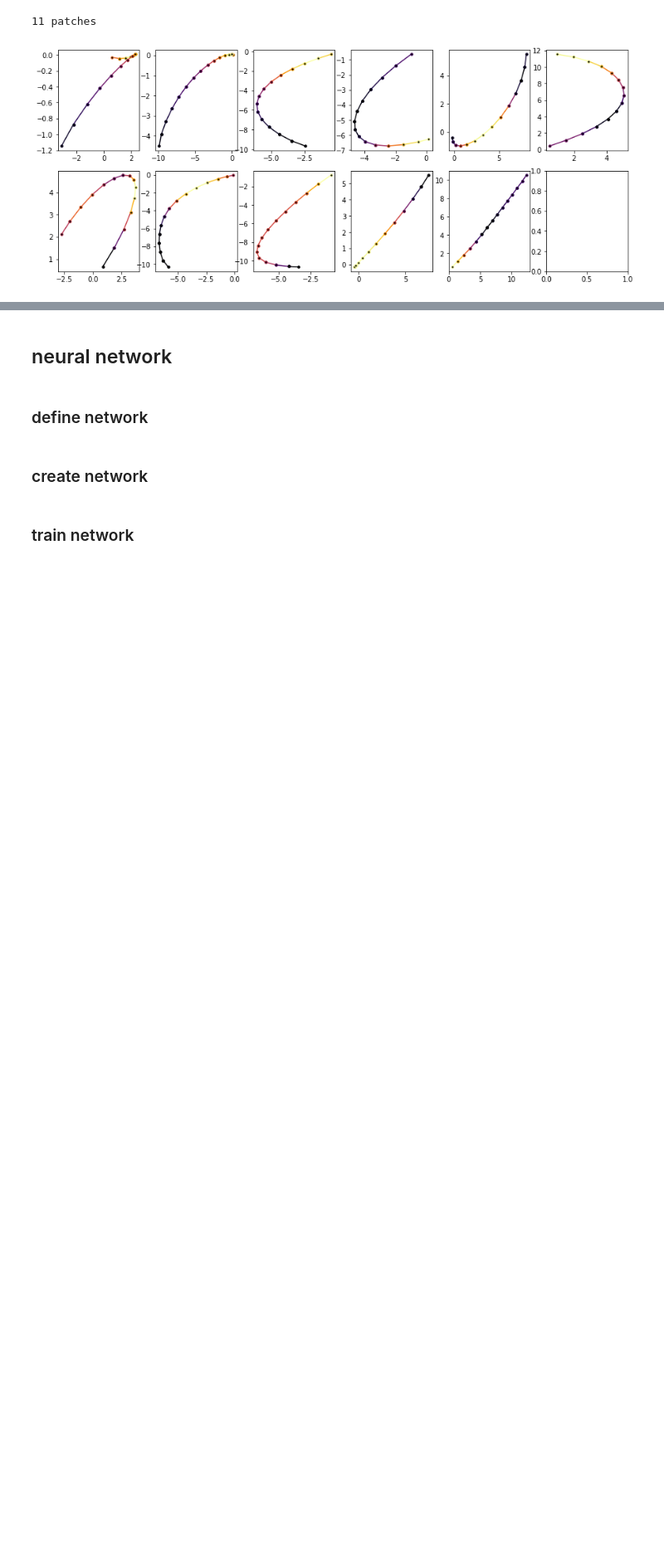
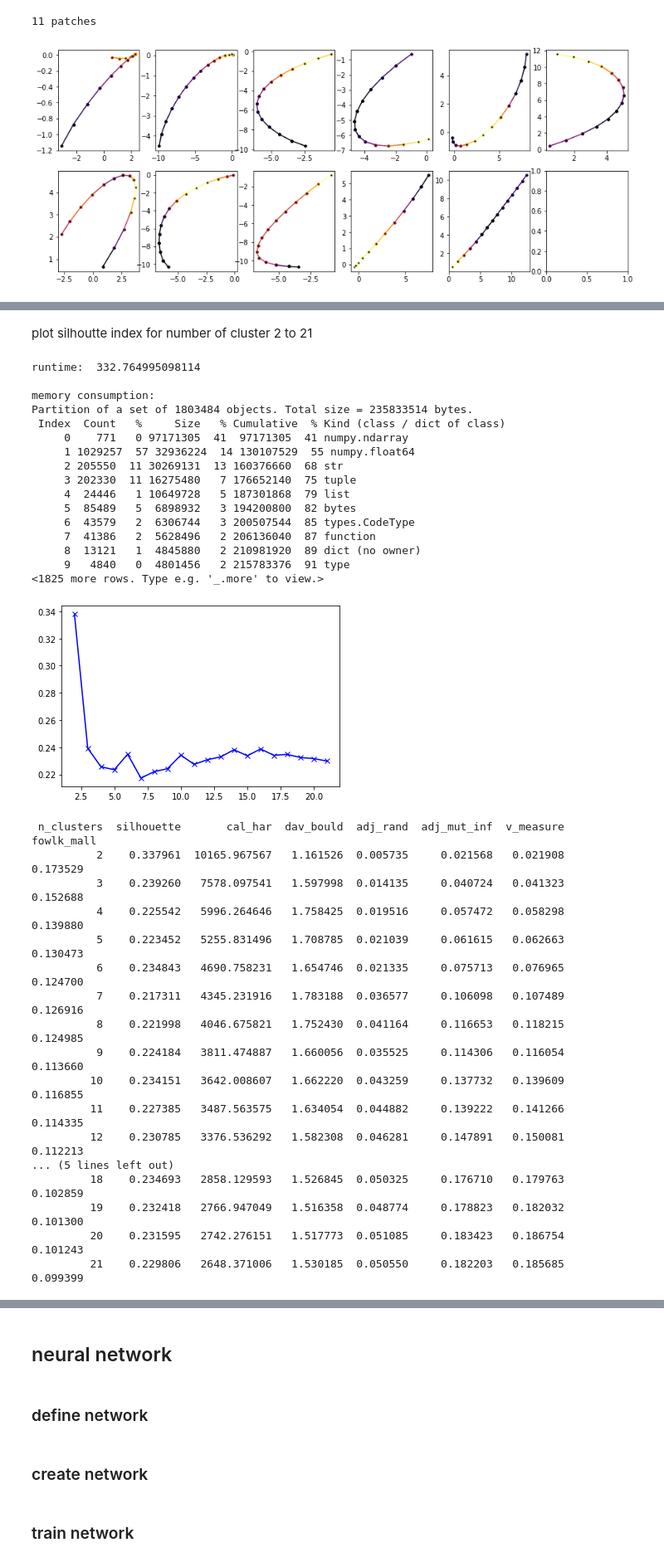
Before and after one commit to gourarushi/Character-Trajectory, a Jupyter notebook: project/CharacterTrajectories_Patches.ipynb, the cells around one changed output, grey strips where cells are left out. Shown at 83% size. Drawn from its saved outputs; the diff is of its cells as text; code cells hidden in the pictures; blank space fills up the shorter version.

```diff
--- a/project/CharacterTrajectories_Patches.ipynb
+++ b/project/CharacterTrajectories_Patches.ipynb
@@ -314,0 +135,44 @@ original sample
+# %%
+# flatten inputs to 2d array
+nsamples, nx, ny = train_inputs.shape
+sample_shape = nx, ny
+train_inputs2d = train_inputs.reshape((nsamples,nx*ny))
+# %% [markdown]
+plot silhoutte index for number of cluster 2 to 21
+# %%
+_ = clusters_f.form_clusters(train_inputs2d, "KMeans", list(range(2,22)), train_labels)
+# %% [output]
+runtime:  332.764995098114
+
+memory consumption:
+Partition of a set of 1803484 objects. Total size = 235833514 bytes.
+ Index  Count   %     Size   % Cumulative  % Kind (class / dict of class)
+     0    771   0 97171305  41  97171305  41 numpy.ndarray
+     1 1029257  57 32936224  14 130107529  55 numpy.float64
+     2 205550  11 30269131  13 160376660  68 str
+     3 202330  11 16275480   7 176652140  75 tuple
+     4  24446   1 10649728   5 187301868  79 list
+     5  85489   5  6898932   3 194200800  82 bytes
+     6  43579   2  6306744   3 200507544  85 types.CodeType
+     7  41386   2  5628496   2 206136040  87 function
+     8  13121   1  4845880   2 210981920  89 dict (no owner)
+     9   4840   0  4801456   2 215783376  91 type
+<1825 more rows. Type e.g. '_.more' to view.>
+[figure, added]
+ n_clusters  silhouette       cal_har  dav_bould  adj_rand  adj_mut_inf  v_measure  fowlk_mall
+          2    0.337961  10165.967567   1.161526  0.005735     0.021568   0.021908    0.173529
+          3    0.239260   7578.097541   1.597998  0.014135     0.040724   0.041323    0.152688
+          4    0.225542   5996.264646   1.758425  0.019516     0.057472   0.058298    0.139880
+          5    0.223452   5255.831496   1.708785  0.021039     0.061615   0.062663    0.130473
+          6    0.234843   4690.758231   1.654746  0.021335     0.075713   0.076965    0.124700
+          7    0.217311   4345.231916   1.783188  0.036577     0.106098   0.107489    0.126916
+          8    0.221998   4046.675821   1.752430  0.041164     0.116653   0.118215    0.124985
+          9    0.224184   3811.474887   1.660056  0.035525     0.114306   0.116054    0.113660
+         10    0.234151   3642.008607   1.662220  0.043259     0.137732   0.139609    0.116855
+         11    0.227385   3487.563575   1.634054  0.044882     0.139222   0.141266    0.114335
+         12    0.230785   3376.536292   1.582308  0.046281     0.147891   0.150081    0.112213
+... (5 lines left out)
+         18    0.234693   2858.129593   1.526845  0.050325     0.176710   0.179763    0.102859
+         19    0.232418   2766.947049   1.516358  0.048774     0.178823   0.182032    0.101300
+         20    0.231595   2742.276151   1.517773  0.051085     0.183423   0.186754    0.101243
+         21    0.229806   2648.371006   1.530185  0.050550     0.182203   0.185685    0.099399
```
Also changed, not shown: parts of 18 cells of this notebook.
